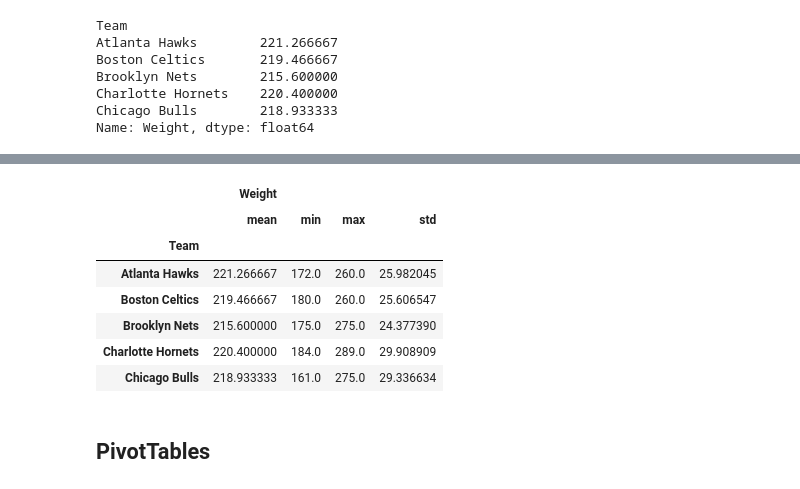
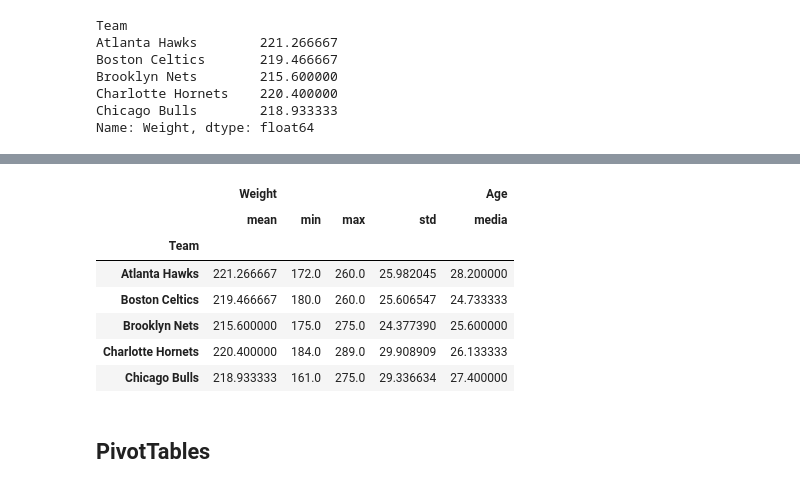
Before and after one commit to alfonso-santos/Intro-Python-Finanzas-2023, a Jupyter notebook: 4_pandas/4_7_combinar_juntar.ipynb, the cells around one changed output, grey strips where cells are left out. Cells and saved outputs as stored; diff of their text form; code cells hidden in the pictures.

```diff
--- a/4_pandas/4_7_combinar_juntar.ipynb
+++ b/4_pandas/4_7_combinar_juntar.ipynb
@@ -329,15 +380,23 @@ Name: Weight, dtype: float64
 # %%
-result_nba = nba_df.groupby('Team').agg({'Weight': ['mean', 'min', 'max', np.std]})
+# Podemos usar funciones propias
+def media (x:pd.Series)->float:
+    return np.mean(x)
+
+result_nba = nba_df.groupby('Team').agg(
+    {
+        'Weight': ['mean', 'min', 'max', 'std'],
+        'Age': media
+    })
 result_nba.head()
 # %% [output]
-|  | Weight |  |  |  |
-|  | mean | min | max | std |
-| Team |  |  |  |  |
-| Atlanta Hawks | 221.266667 | 172.0 | 260.0 | 25.982045 |
-| Boston Celtics | 219.466667 | 180.0 | 260.0 | 25.606547 |
-| Brooklyn Nets | 215.600000 | 175.0 | 275.0 | 24.377390 |
-| Charlotte Hornets | 220.400000 | 184.0 | 289.0 | 29.908909 |
-| Chicago Bulls | 218.933333 | 161.0 | 275.0 | 29.336634 |
+|  | Weight |  |  |  | Age |
+|  | mean | min | max | std | media |
+| Team |  |  |  |  |  |
+| Atlanta Hawks | 221.266667 | 172.0 | 260.0 | 25.982045 | 28.200000 |
+| Boston Celtics | 219.466667 | 180.0 | 260.0 | 25.606547 | 24.733333 |
+| Brooklyn Nets | 215.600000 | 175.0 | 275.0 | 24.377390 | 25.600000 |
+| Charlotte Hornets | 220.400000 | 184.0 | 289.0 | 29.908909 | 26.133333 |
+| Chicago Bulls | 218.933333 | 161.0 | 275.0 | 29.336634 | 27.400000 |
 # %% [markdown]
 ## PivotTables
 # %% [markdown]
```
Also changed, not shown: parts of 9 cells of this notebook, 1 other file.
